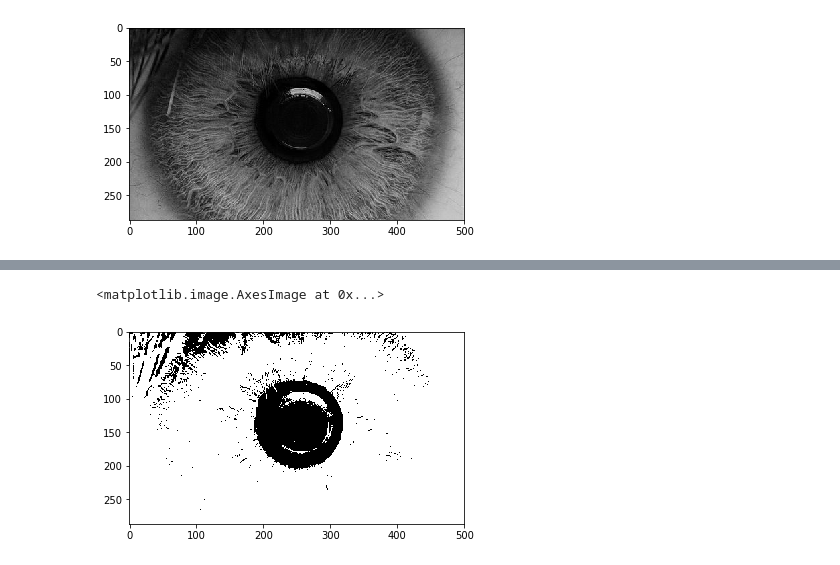
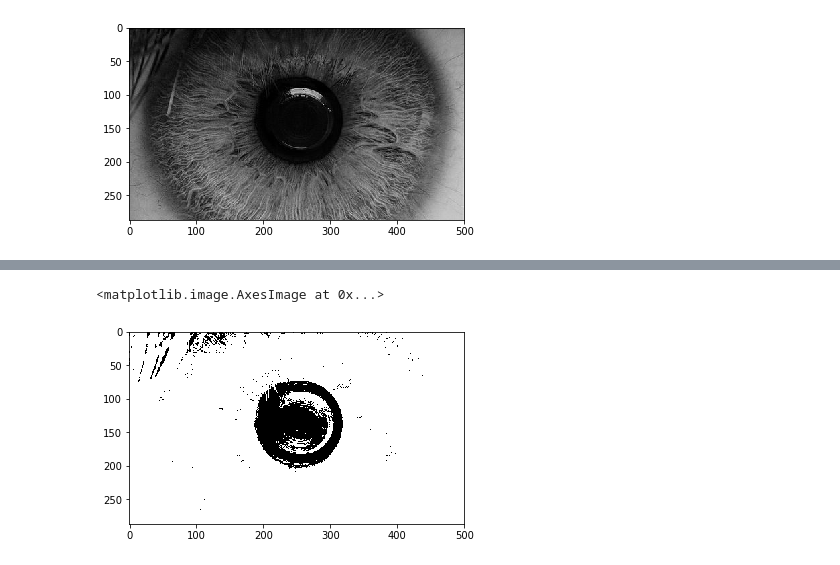
Before and after one commit to alcaster/Biometry-October, a Jupyter notebook: Operation on pixels.ipynb, the cells around one changed output, grey strips where cells are left out. Cells and saved outputs as stored; diff of their text form; code cells hidden in the pictures.

Commit message:
Working iris segmentation.

```diff
--- a/Operation on pixels.ipynb
+++ b/Operation on pixels.ipynb
@@ -276,18 +277,40 @@ def get_global_thresholding_simple(img, threshold):
 def get_contrast(img, contrast: float):
     # http://www.dfstudios.co.uk/articles/programming/image-programming-algorithms/image-processing-algorithms-part-5-contrast-adjustment/
     F = (259 * (contrast + 255)) / (255 * (259 - contrast))
-    return np.apply_along_axis(contrast_pixel2, -1, img, F)
+    return np.apply_along_axis(contrast_pixel, -1, img, F)
 
 @return_float32
 def get_dilatation(img, dimension):
     out = np.ndarray(img.shape, dtype=np.uint8)
-    for (i, j, c), v in np.ndenumerate(img):
+    for (i, j, c), v in tqdm(np.ndenumerate(img)):
         neighbours = img[i:i+dimension,j:j+dimension]
         out[i,j] = img[i,j]
         for (row, column, color), _ in np.ndenumerate(neighbours):
             if neighbours[row, column, 0] == 1.:
                 out[i,j] = [1.,1.,1.]
     return out
+
+@return_float32
+def get_erosion(img, dimension):
+    out = np.ndarray(img.shape, dtype=np.uint8)
+    for (i, j, c), v in tqdm(np.ndenumerate(img)):
+        neighbours = img[i:i+dimension,j:j+dimension]
+        out[i,j] = img[i,j]
+        for (row, column, color), _ in np.ndenumerate(neighbours):
+            if neighbours[row, column, 0] == 0.:
+                out[i,j] = [0.,0.,0.]
+    return out
+
+def get_opening(img, dimension):
+    out = get_erosion(img, dimension)
+    out = get_dilatation(out, dimension)
+    return out
+
+def get_closing(img, dimension):
+    out = get_dilatation(img, dimension)
+    out = get_erosion(out, dimension)
+    return out
+
 def _pixel2gray(pixel):
     grey = int(sum(pixel) // 3)  # Average of 3 colors
     return [grey] * len(pixel)
@@ -301,8 +324,8 @@ def contrast_pixel(pixel, factor):
 # %%
 iris_segmentation = img.copy()
 # %%
-iris_segmentation = get_grey_image(iris_segmentation)
-imshow(iris_segmentation)
+grey = get_grey_image(iris_segmentation)
+imshow(grey)
 # %% [output]
 <matplotlib.image.AxesImage at 0x...>
 [figure]
@@ -314,0 +332,3 @@ imshow(iris_segmentation)
+# %%
+contrasted = get_contrast(grey, 10)
+imshow(contrasted)
@@ -315,6 +338,6 @@ imshow(iris_segmentation)
 # %%
-iris_segmentation = get_global_thresholding_simple(iris_segmentation, 1)
-imshow(iris_segmentation)
+iris_mask = get_global_thresholding_simple(contrasted, 1)
+imshow(iris_mask)
 # %% [output]
 <matplotlib.image.AxesImage at 0x...>
-[figure, old version]
+[figure, new version]
```
Also changed, not shown: parts of 16 cells of this notebook.
